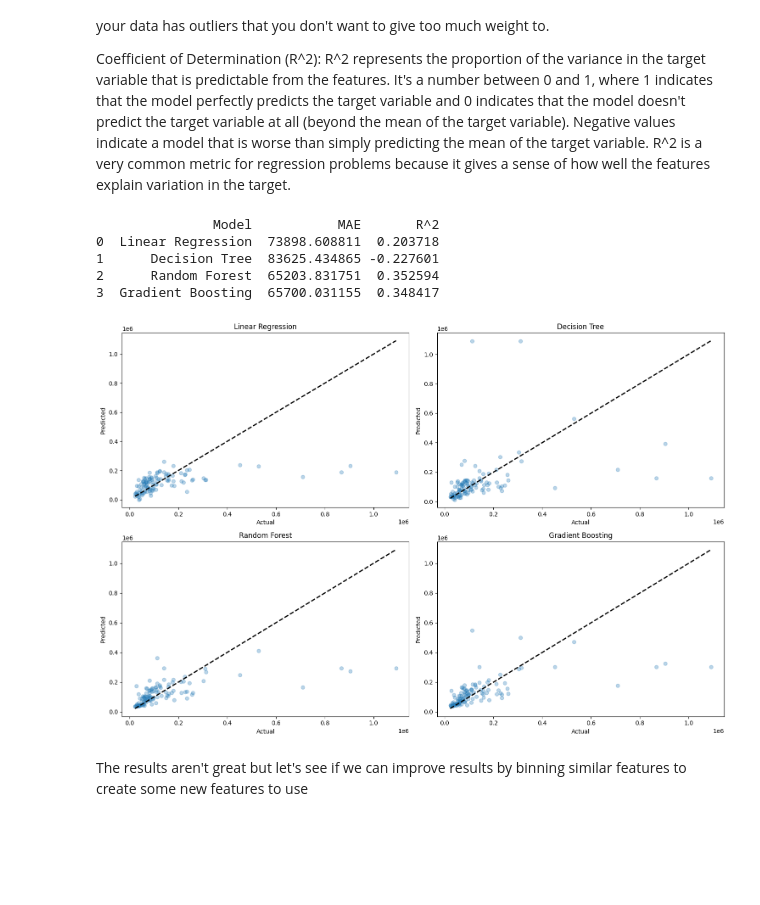
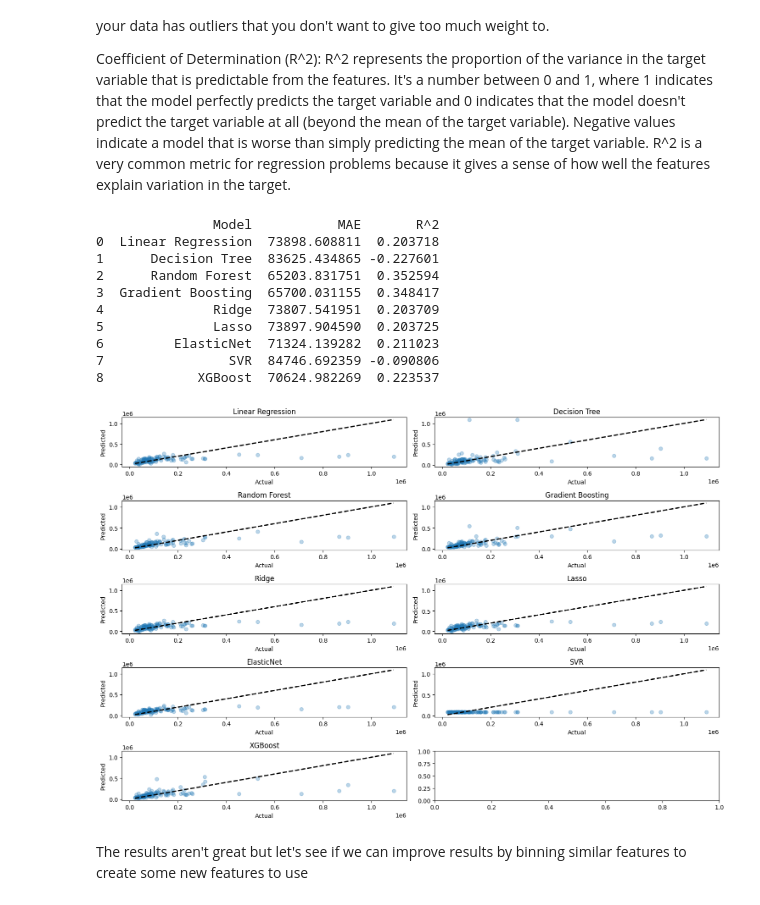
Before and after one commit to joeperrotta/Machine-Learning-with-Python, a Jupyter notebook: Fraym_interview.ipynb, the cells around one changed output. Drawn from its saved outputs; the diff is of its cells as text; code cells hidden in the pictures; blank space fills up the shorter version.

```diff
--- a/Fraym_interview.ipynb
+++ b/Fraym_interview.ipynb
@@ -175,13 +175,22 @@ from sklearn.linear_model import LinearRegression
 from sklearn.tree import DecisionTreeRegressor
 from sklearn.ensemble import RandomForestRegressor, GradientBoostingRegressor
 from sklearn.metrics import mean_absolute_error, r2_score
+from sklearn.linear_model import Ridge, Lasso, ElasticNet
+from sklearn.svm import SVR
+from xgboost import XGBRegressor
 
 # Initialize the models
 models = [
     ("Linear Regression", LinearRegression()),
     ("Decision Tree", DecisionTreeRegressor(random_state=42)),
     ("Random Forest", RandomForestRegressor(random_state=42)),
-    ("Gradient Boosting", GradientBoostingRegressor(random_state=42))
+    ("Gradient Boosting", GradientBoostingRegressor(random_state=42)),
+    ("Ridge", Ridge(random_state=42)),
+    ("Lasso", Lasso(random_state=42)),
+    ("ElasticNet", ElasticNet(random_state=42)),
+    ("SVR", SVR()),
+    ("XGBoost", XGBRegressor(random_state=42, use_label_encoder=False, eval_metric='mlogloss'))
+
 ]
 
 # Fit the models and evaluate their performance
@@ -199,35 +208,40 @@ for name, model in models:
     r2 = r2_score(y_test, y_pred)
 
     results.append((name, mae, r2))
 
 # Convert the results to a DataFrame for easier viewing
 results_df = pd.DataFrame(results, columns=["Model", "MAE", "R^2"])
 print(results_df)
 
 import matplotlib.pyplot as plt
 
-fig, axs = plt.subplots(2, 2, figsize=(15, 10))
+fig, axs = plt.subplots(5, 2, figsize=(15, 10))
 
 axs = axs.ravel()
 
 for i, (name, model) in enumerate(models):
     y_pred = model.predict(X_test_scaled)
 
     axs[i].scatter(y_test, y_pred, alpha=0.3)
     axs[i].plot([y_test.min(), y_test.max()], [y_test.min(), y_test.max()], 'k--', lw=2)
     axs[i].set_xlabel('Actual')
     axs[i].set_ylabel('Predicted')
     axs[i].set_title(name)
 
 plt.tight_layout()
 plt.show()
 # %% [output]
                Model           MAE       R^2
 0  Linear Regression  73898.608811  0.203718
 1      Decision Tree  83625.434865 -0.227601
 2      Random Forest  65203.831751  0.352594
 3  Gradient Boosting  65700.031155  0.348417
+4              Ridge  73807.541951  0.203709
+5              Lasso  73897.904590  0.203725
+6         ElasticNet  71324.139282  0.211023
+7                SVR  84746.692359 -0.090806
+8            XGBoost  70624.982269  0.223537
-[figure, old version]
+[figure, new version]
 # %% [markdown]
 The results aren't great but let's see if we can improve results by binning similar features to create some new features to use
 # %%
```
Also changed, not shown: parts of 10 cells of this notebook.
